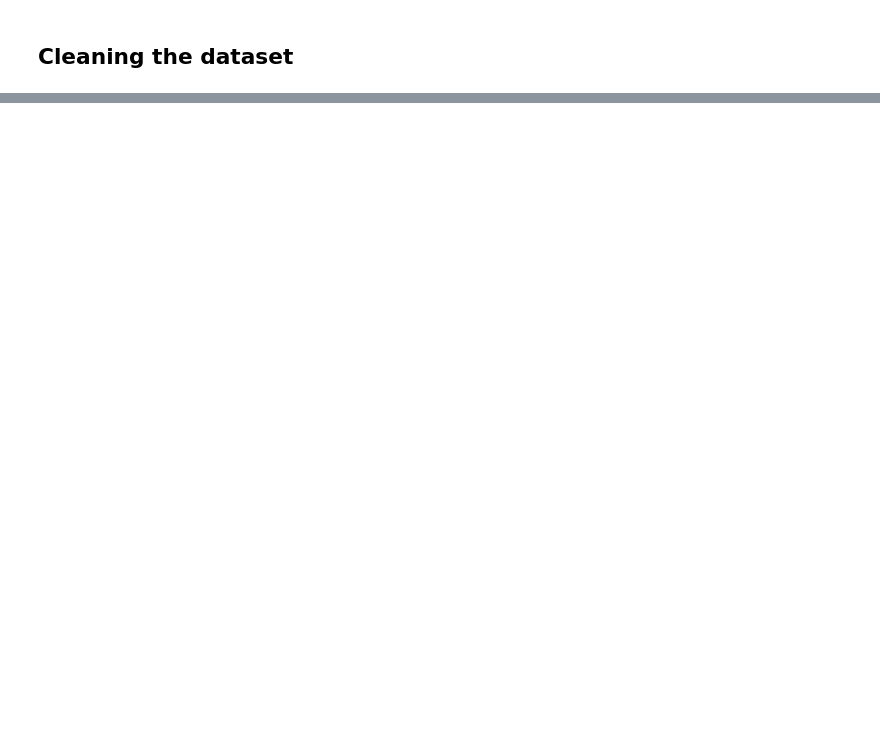
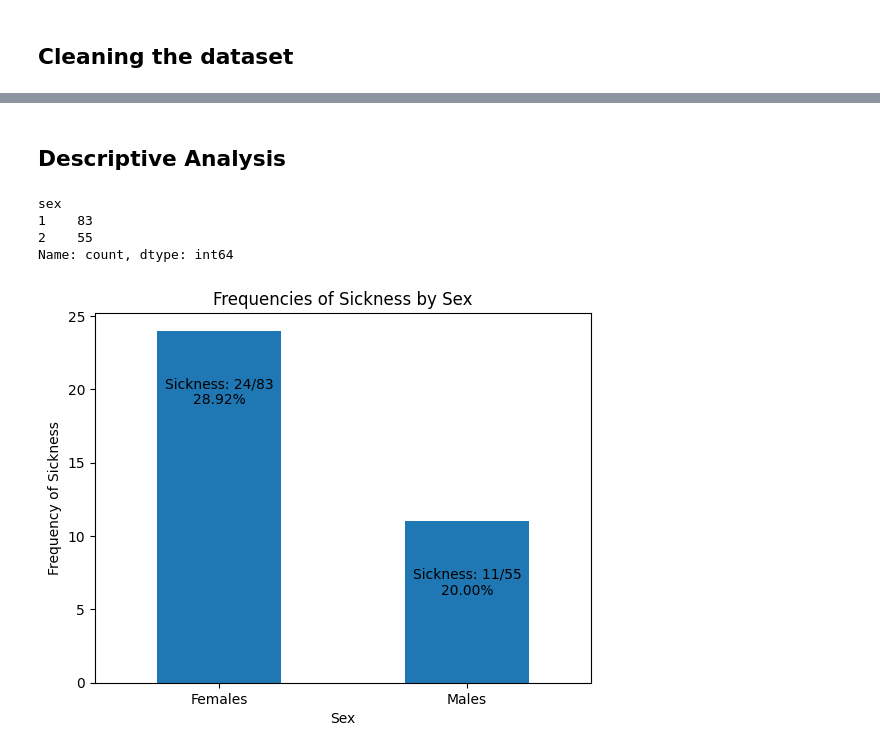
Before and after one commit to daniloarruda13/predicting-cybersickness-from-postural-data-with-machine-learning, a Jupyter notebook: data_analysis_and_modeling.ipynb, the cells around one changed output, grey strips where cells are left out. Saved outputs shown, nothing was run; the diff lists cells and outputs as text; code cells hidden in the pictures; blank space fills up the shorter version.

```diff
--- a/data_analysis_and_modeling.ipynb
+++ b/data_analysis_and_modeling.ipynb
@@ -123,0 +173,3 @@ search = search.drop(df_outliers.index)
+# %%
+#Detrending the datasets
+det_df = detrend_time_series(df)
@@ -123,0 +186,55 @@ search = search.drop(df_outliers.index)
+# %% [markdown]
+<a id="5"></a>
+## Descriptive Analysis
+# %%
+#Number of femeles and Males
+det_df['sex'][det_df['Condition']==1].value_counts()
+# %% [output]
+sex
+1    83
+2    55
+Name: count, dtype: int64
+# %%
+
+def plot_sickness_frequencies(df):
+    """
+    Plots the frequencies of sickness by sex from the given DataFrame.
+
+    Parameters:
+    - det_inspection: pandas DataFrame
+        The input DataFrame containing the det_inspection data.
+
+    Returns:
+    - None (displays the plot)
+
+    Example Usage:
+    >>> plot_sickness_frequencies(det_inspection)
+    """
+
+    # Group the data by sex and calculate the frequencies of sickness
+    sickness_frequencies = df.groupby('sex')['Sickness'].sum()
+    n_counts = df['sex'].value_counts()
+
+    # Create the bar plot
+    ax = sickness_frequencies.plot(kind='bar')
+
+    # Add labels and title
+    plt.xlabel('Sex')
+    plt.ylabel('Frequency of Sickness')
+    plt.title('Frequencies of Sickness by Sex')
+
+    # Rename the bar labels
+    ax.set_xticklabels(['Females', 'Males'], rotation=0)
+
+    # Add frequency and percentage labels to the bars
+    for i, freq in enumerate(sickness_frequencies):
+        count = n_counts[i+1]  # Access the count based on the index (1 for females, 2 for males)
+        percentage = (freq / count) * 100
+        plt.text(i, freq - 5, f'Sickness: {freq}/{count}\n{percentage:.2f}%', ha='center')
+
+    # Show the plot
+    plt.show()
+# %%
+plot_sickness_frequencies(det_df[det_df['Condition']==1])
+# %% [output]
+[figure, added]
```
Also changed, not shown: parts of 56 cells of this notebook, 6 other files.
